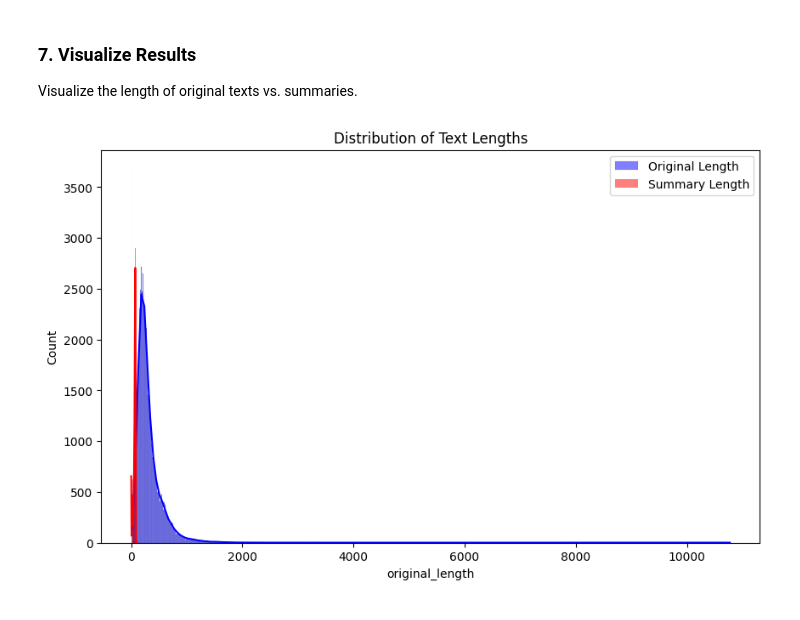
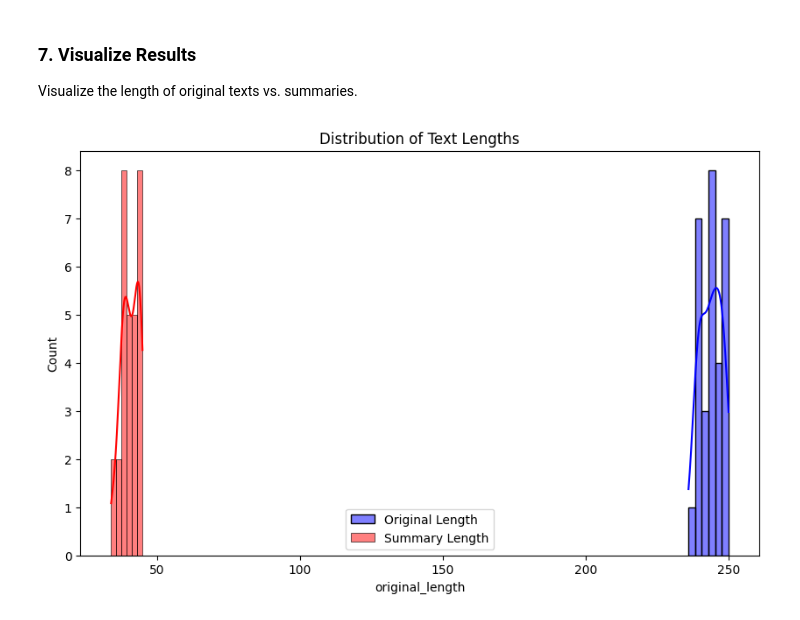
Before and after one commit to hannaschmueck/Session1_Visualisation_and_Summarisation, a Jupyter notebook: NoteBooks/4_Text_Summariser.ipynb, the cells around one changed output. Drawn from its saved outputs; the diff is of its cells as text; code cells hidden in the pictures.

```diff
--- a/NoteBooks/4_Text_Summariser.ipynb
+++ b/NoteBooks/4_Text_Summariser.ipynb
@@ -211,0 +108,37 @@ Summary: كما حصل الفيلم على تقدير 100% على موقع "رو
+# %%
+from summa import summarizer
+import plotly.graph_objects as go
+
+def summa_summarize(text, ratio=0.2):
+    summary = summarizer.summarize(text, ratio=ratio, language='english')
+    return summary
+
+
+# Apply summarization to the 'clean_answer' column using summa
+df['summary'] = df['clean_answer'].apply(lambda x: summa_summarize(x, ratio=0.2))
+
+# Summarize a sample text
+sample_text = df['clean_answer'].iloc[1]
+print("Original Text:", sample_text)
+print("Summary:", summa_summarize(sample_text))
+
+# Visualise the data using Plotly
+fig = go.Figure(data=[go.Table(
+    header=dict(values=['Question', 'Answer', 'Clean Answer', 'Summary'],
+                fill_color='paleturquoise',
+                align='left'),
+    cells=dict(values=[df['Question'], df['Answer'], df['clean_answer'], df['summary']],
+               fill_color='lavender',
+               align='left'))
+])
+
+fig.update_layout(
+    title='Question and Answer Summarization',
+    width=1000,
+    height=600,
+)
+
+fig.show()
+
+# Save the cleaned and summarized data to a CSV file if needed
+df.to_csv('cleaned_and_summarized_answers.csv', index=False)
@@ -212,5 +303,2 @@ Summary: كما حصل الفيلم على تقدير 100% على موقع "رو
 # %% [markdown]
 ### 5. Apply Summarizer to Dataset
-# %%
-df['summary'] = df['content'].apply(lambda x: summarize(x, num_sentences=3))
-df.sample(5)
@@ -236,12 +322,12 @@ Visualize the length of original texts vs. summaries.
 # %%
-df['original_length'] = df['content'].apply(lambda x: len(x.split()))
+df['original_length'] = df['clean_content'].apply(lambda x: len(x.split()))
 df['summary_length'] = df['summary'].apply(lambda x: len(x.split()))
 
 plt.figure(figsize=(10, 6))
 sns.histplot(df['original_length'], kde=True, color='blue', label='Original Length')
 sns.histplot(df['summary_length'], kde=True, color='red', label='Summary Length')
 plt.legend()
 plt.title('Distribution of Text Lengths')
 plt.show()
 # %% [output]
-[figure, old version]
+[figure, new version]
```
Also changed, not shown: parts of 25 cells of this notebook.
